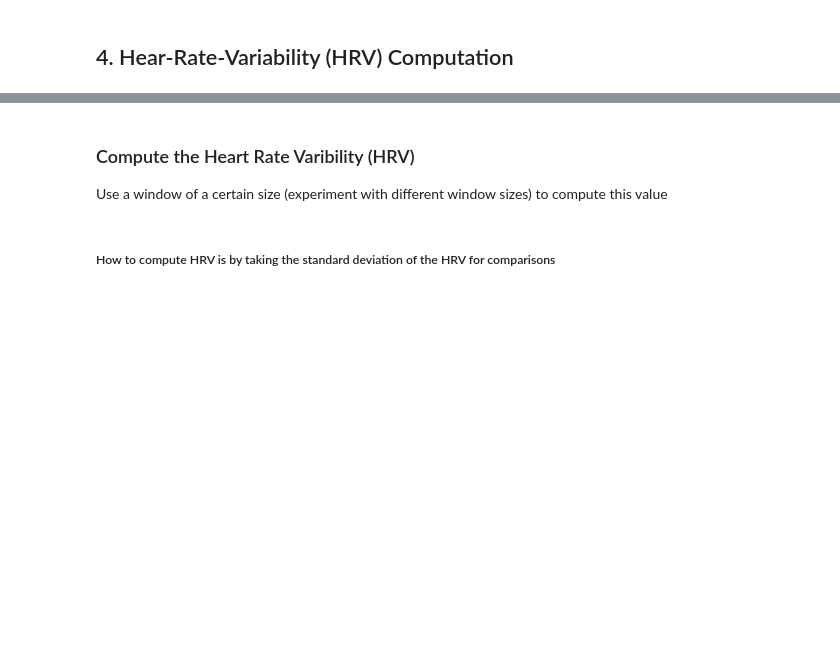
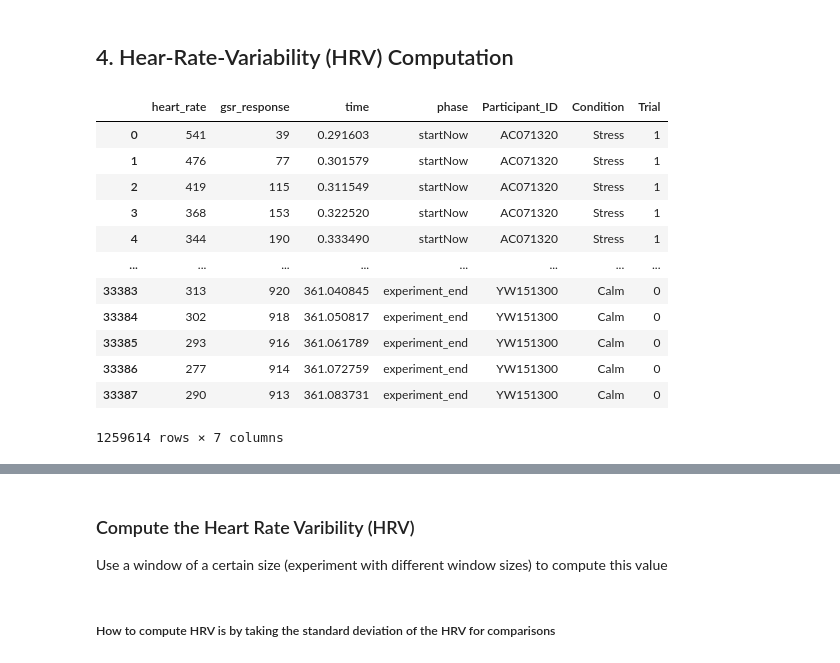
Before and after one commit to DiarKarim/LH_Project, a Jupyter notebook: PythonCodes/Analysis_v1.ipynb, the cells around one changed output, grey strips where cells are left out. Cells and saved outputs as stored; diff of their text form; code cells hidden in the pictures; blank space fills up the shorter version.

```diff
--- a/PythonCodes/Analysis_v1.ipynb
+++ b/PythonCodes/Analysis_v1.ipynb
@@ -119,3 +119,19 @@ ax2.tick_params(axis='x', rotation=90)
 # %% [markdown]
 ## 4. Hear-Rate-Variability (HRV) Computation
+# %%
+df
+# %% [output]
+|  | heart_rate | gsr_response | time | phase | Participant_ID | Condition | Trial |
+| 0 | 541 | 39 | 0.291603 | startNow | AC071320 | Stress | 1 |
+| 1 | 476 | 77 | 0.301579 | startNow | AC071320 | Stress | 1 |
+| 2 | 419 | 115 | 0.311549 | startNow | AC071320 | Stress | 1 |
+| 3 | 368 | 153 | 0.322520 | startNow | AC071320 | Stress | 1 |
+| 4 | 344 | 190 | 0.333490 | startNow | AC071320 | Stress | 1 |
+| ... | ... | ... | ... | ... | ... | ... | ... |
+| 33383 | 313 | 920 | 361.040845 | experiment_end | YW151300 | Calm | 0 |
+| 33384 | 302 | 918 | 361.050817 | experiment_end | YW151300 | Calm | 0 |
+| 33385 | 293 | 916 | 361.061789 | experiment_end | YW151300 | Calm | 0 |
+| 33386 | 277 | 914 | 361.072759 | experiment_end | YW151300 | Calm | 0 |
+| 33387 | 290 | 913 | 361.083731 | experiment_end | YW151300 | Calm | 0 |
+1259614 rows × 7 columns
 # %%
```
Also changed, not shown: parts of 6 cells of this notebook, 44 other files.
